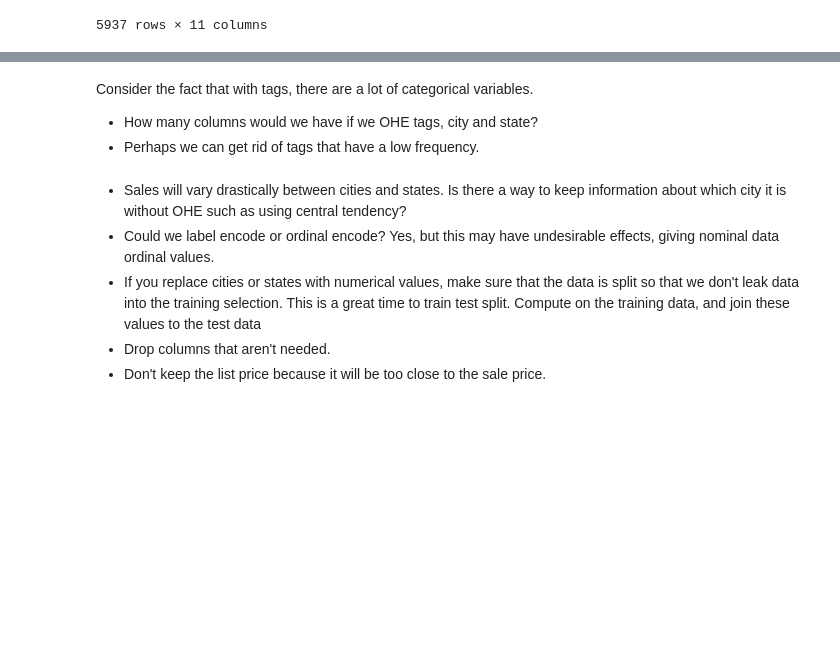
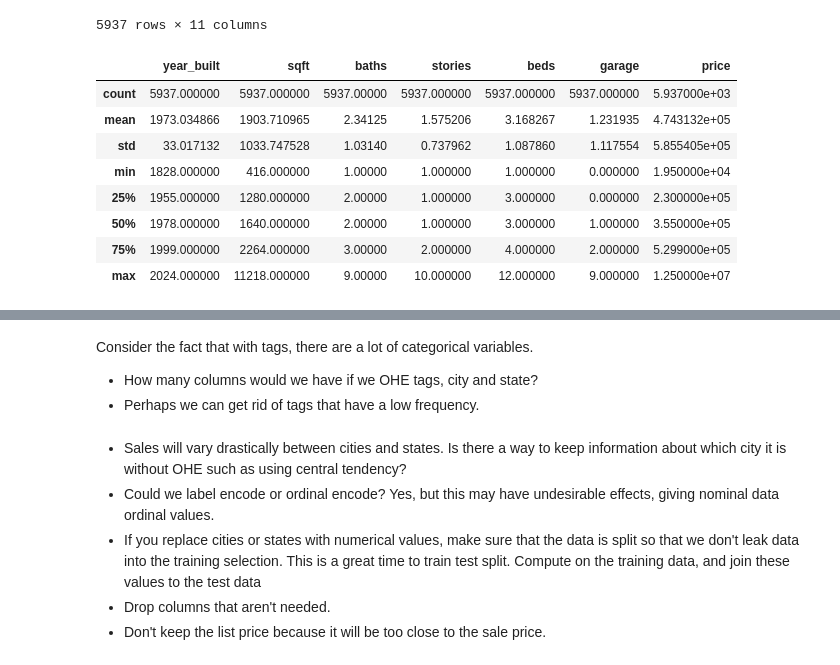
Before and after one commit to imarri01/SupervisedLearning_ML, a Jupyter notebook: notebooks/1 - EDA.ipynb, the cells around one changed output, grey strips where cells are left out. Cells and saved outputs as stored; diff of their text form; code cells hidden in the pictures; blank space fills up the shorter version.

```diff
--- a/notebooks/1 - EDA.ipynb
+++ b/notebooks/1 - EDA.ipynb
@@ -258,3 +273,15 @@ dataframe
 | 40 | 1900.0 | 2601.0 | 3.0 | 3.0 | 3.0 | 0.0 | townhomes | False | Harrisburg | [central_air, forced_air, view, w... | ... |
 | 41 | 1923.0 | 1440.0 | 1.0 | 2.0 | 3.0 | 0.0 | townhomes | False | Harrisburg | [disability_features, dishwasher,... | ... |
 5937 rows × 11 columns
+# %%
+dataframe.describe()
+# %% [output]
+|  | year_built | sqft | baths | stories | beds | garage | price |
+| count | 5937.000000 | 5937.000000 | 5937.00000 | 5937.000000 | 5937.000000 | 5937.000000 | 5.937000e+03 |
+| mean | 1973.034866 | 1903.710965 | 2.34125 | 1.575206 | 3.168267 | 1.231935 | 4.743132e+05 |
+| std | 33.017132 | 1033.747528 | 1.03140 | 0.737962 | 1.087860 | 1.117554 | 5.855405e+05 |
+| min | 1828.000000 | 416.000000 | 1.00000 | 1.000000 | 1.000000 | 0.000000 | 1.950000e+04 |
+| 25% | 1955.000000 | 1280.000000 | 2.00000 | 1.000000 | 3.000000 | 0.000000 | 2.300000e+05 |
+| 50% | 1978.000000 | 1640.000000 | 2.00000 | 1.000000 | 3.000000 | 1.000000 | 3.550000e+05 |
+| 75% | 1999.000000 | 2264.000000 | 3.00000 | 2.000000 | 4.000000 | 2.000000 | 5.299000e+05 |
+| max | 2024.000000 | 11218.000000 | 9.00000 | 10.000000 | 12.000000 | 9.000000 | 1.250000e+07 |
```
Also changed, not shown: parts of 8 cells of this notebook.
